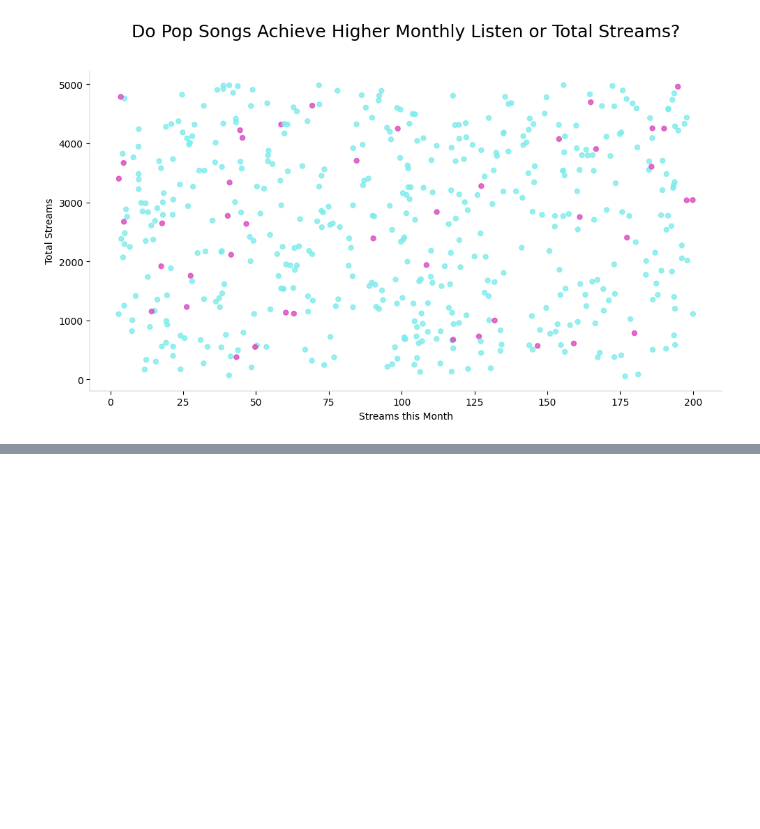
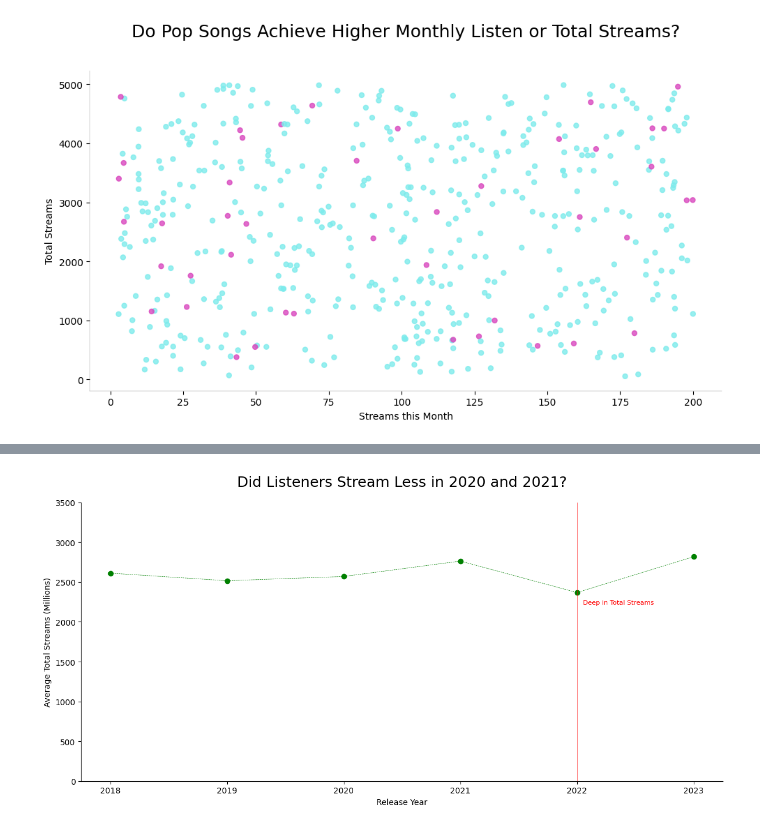
Before and after one commit to nayalys/learning_plots_nayalys_santiesteban, a Jupyter notebook: notebooks/visualization_practice.ipynb, the cells around one changed output, grey strips where cells are left out. Drawn from its saved outputs; the diff is of its cells as text; code cells hidden in the pictures; blank space fills up the shorter version.

Commit message:
Line Chart Visualization using Matplotlib

```diff
--- a/notebooks/visualization_practice.ipynb
+++ b/notebooks/visualization_practice.ipynb
@@ -205,3 +205,6 @@ plt.tight_layout()
 plt.show()
 # %% [output]
 [figure]
+# %%
+yearly_avg=spotify_df.groupby("Release Year")["Total Streams (Millions)"].mean().round(2)
+yearly_avg
@@ -207,0 +220,33 @@ plt.show()
+# %%
+plt.figure(figsize=(12,6))
+plt.plot(
+    yearly_avg.index,
+    yearly_avg.values,
+    marker='o',
+    linestyle ='--',
+    color = "green",
+    linewidth=0.5)
+
+plt.xlabel("Release Year")
+plt.ylabel("Average Total Streams (Millions)")
+plt.title("Did Listeners Stream Less in 2020 and 2021?", fontsize=18,pad=20)
+
+ax=plt.gca()
+ax.spines['top'].set_visible(False)
+ax.spines['right'].set_visible(False)
+
+ax.axvline(2022, color='red', linewidth=0.5, alpha=0.7)
+ax.text(
+    2022+0.05,
+    2225,
+    "Deep in Total Streams",
+    color='red',
+    fontsize=8)
+
+
+plt.ylim(0, 3500)
+
+plt.tight_layout()
+plt.show()
+# %% [output]
+[figure, added]
```
Also changed, not shown: parts of 1 cell of this notebook.
